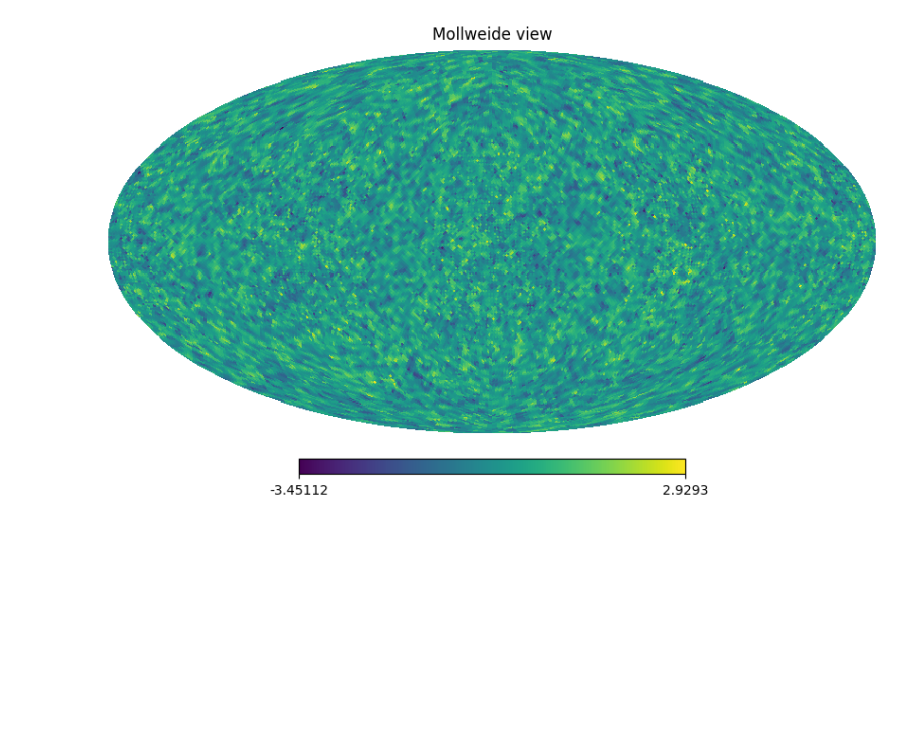
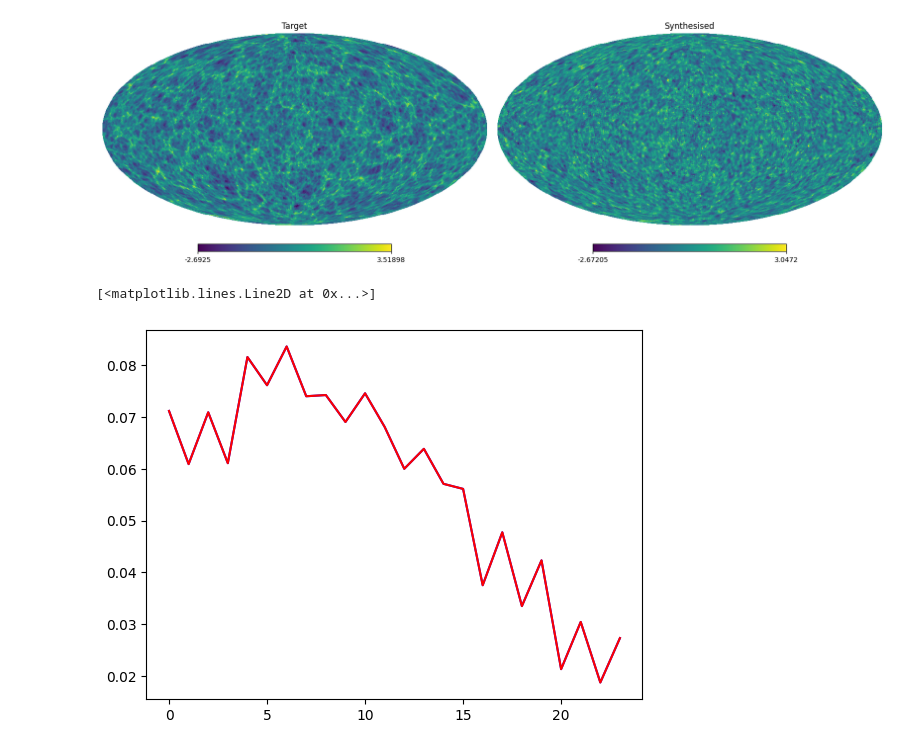
Before and after one commit to Eralys/STL_dev, a Jupyter notebook: STL_main/Planar2Dtest/unit_test.ipynb, the cells around one changed output. Cells and saved outputs as stored; diff of their text form; code cells hidden in the pictures; blank space fills up the shorter version.

Commit message:
Add Healpix and synthesis

```diff
--- a/STL_main/Planar2Dtest/unit_test.ipynb
+++ b/STL_main/Planar2Dtest/unit_test.ipynb
@@ -71,7 +84,7 @@ u_opt, histo = optimize_scattering_LBFGS(
     target=heal_im,
     STLDataClass=STLH,
     SO_class=SO,
-    max_iter=200,
+    max_iter=50,
     lr=1,
     history_size=100,
     verbose=True,
@@ -93,7 +98,23 @@ u_opt, histo = optimize_scattering_LBFGS(
 # %%
-hp.mollview(u_opt.cpu().numpy(),nest=True)
+plt.figure(figsize=(16,7))
+hp.mollview(heal_im,nest=True,hold=False,sub=(1,2,1),title='Target')
+hp.mollview(u_opt.cpu().numpy(),nest=True,hold=False,sub=(1,2,2),title='Synthesised')
 # %% [output]
-[figure, old version]
+[figure, new version]
+# %%
+dc=STLH(heal_im)
+st_op=SO(dc)
+r=st_op.apply(dc)
+dc=STLH(heal_im)
+st_op=SO(dc)
+rnorm=st_op.apply(dc,norm='auto')
+#rnorm=st_op.apply(dc,norm='auto')
+
+plt.plot(r.S1.flatten(),color='b')
+plt.plot(rnorm.S1.flatten(),color='r')
+# %% [output]
+[<matplotlib.lines.Line2D at 0x...>]
+[figure, added]
 # %%
 
 # Ensuite tu peux tracer histo pour voir la décroissance :
```
Also changed, not shown: parts of 8 cells of this notebook.
